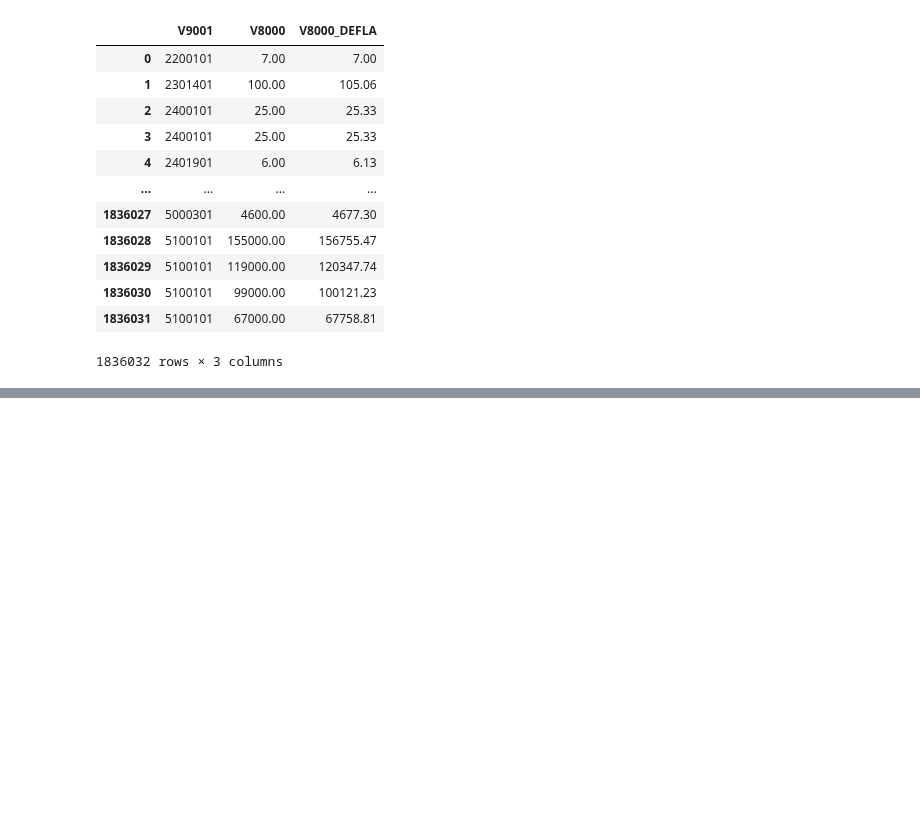
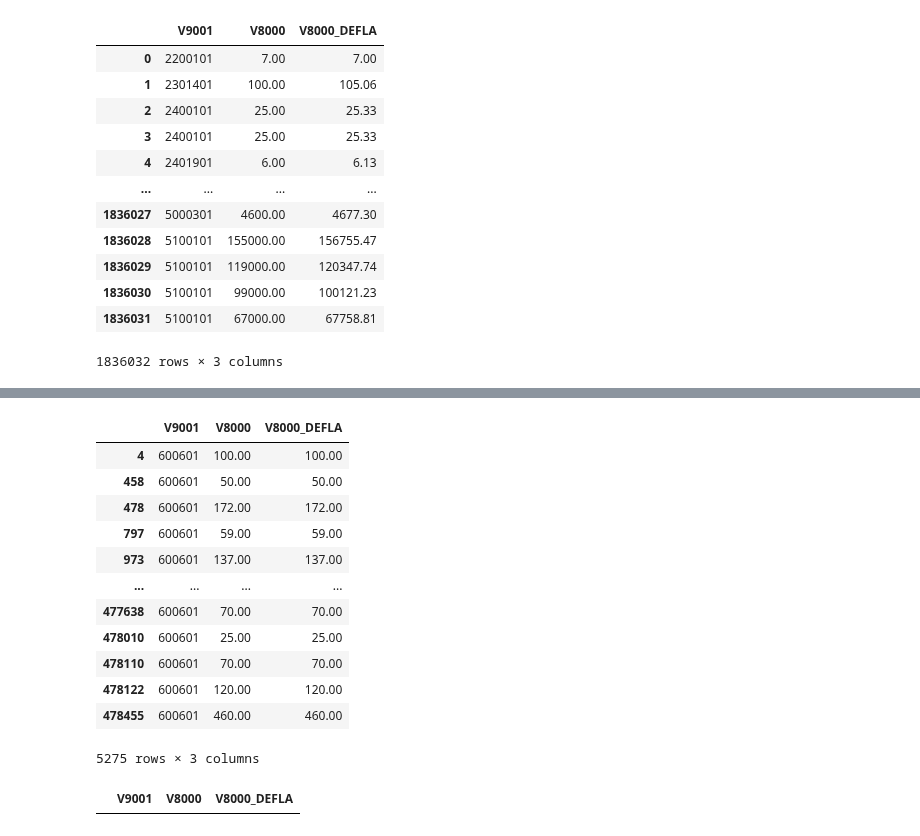
Before and after one commit to thalyson004/nutrition-study, a Jupyter notebook: notebooks/samples/014_create_food_cost_dataset.ipynb, the cells around one changed output, grey strips where cells are left out. Drawn from its saved outputs; the diff is of its cells as text; code cells hidden in the pictures; blank space fills up the shorter version.

```diff
--- a/notebooks/samples/014_create_food_cost_dataset.ipynb
+++ b/notebooks/samples/014_create_food_cost_dataset.ipynb
@@ -177,0 +223,3 @@ dfConsumo[ ["V9001", "COD_TBCA"]][dfConsumo["V9001"]==6300101.0]
+# %%
+v9001 = "8581001"
+v9001 = "600601"
@@ -177,0 +230,21 @@ dfConsumo[ ["V9001", "COD_TBCA"]][dfConsumo["V9001"]==6300101.0]
+# %%
+
+dfDespesaColetiva[["V9001", "V8000", "V8000_DEFLA"]][ dfDespesaColetiva["V9001"]==v9001 ]
+# %% [output]
+|  | V9001 | V8000 | V8000_DEFLA |
+| 4 | 600601 | 100.00 | 100.00 |
+| 458 | 600601 | 50.00 | 50.00 |
+| 478 | 600601 | 172.00 | 172.00 |
+| 797 | 600601 | 59.00 | 59.00 |
+| 973 | 600601 | 137.00 | 137.00 |
+| ... | ... | ... | ... |
+| 477638 | 600601 | 70.00 | 70.00 |
+| 478010 | 600601 | 25.00 | 25.00 |
+| 478110 | 600601 | 70.00 | 70.00 |
+| 478122 | 600601 | 120.00 | 120.00 |
+| 478455 | 600601 | 460.00 | 460.00 |
+5275 rows × 3 columns
+# %%
+dfDespesaIndividual[["V9001", "V8000", "V8000_DEFLA"]][ dfDespesaIndividual["V9001"]==v9001 ]
+# %% [output]
+|  | V9001 | V8000 | V8000_DEFLA |
```
Also changed, not shown: parts of 6 cells of this notebook, 2 other files.
